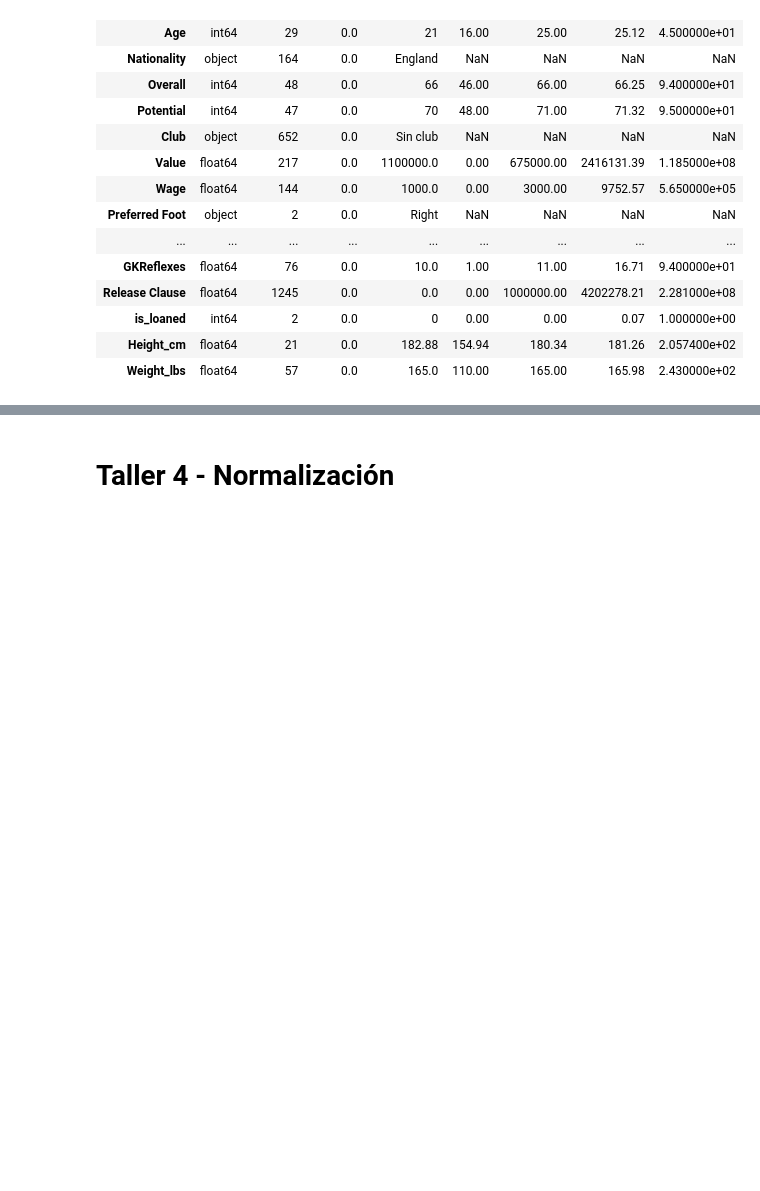
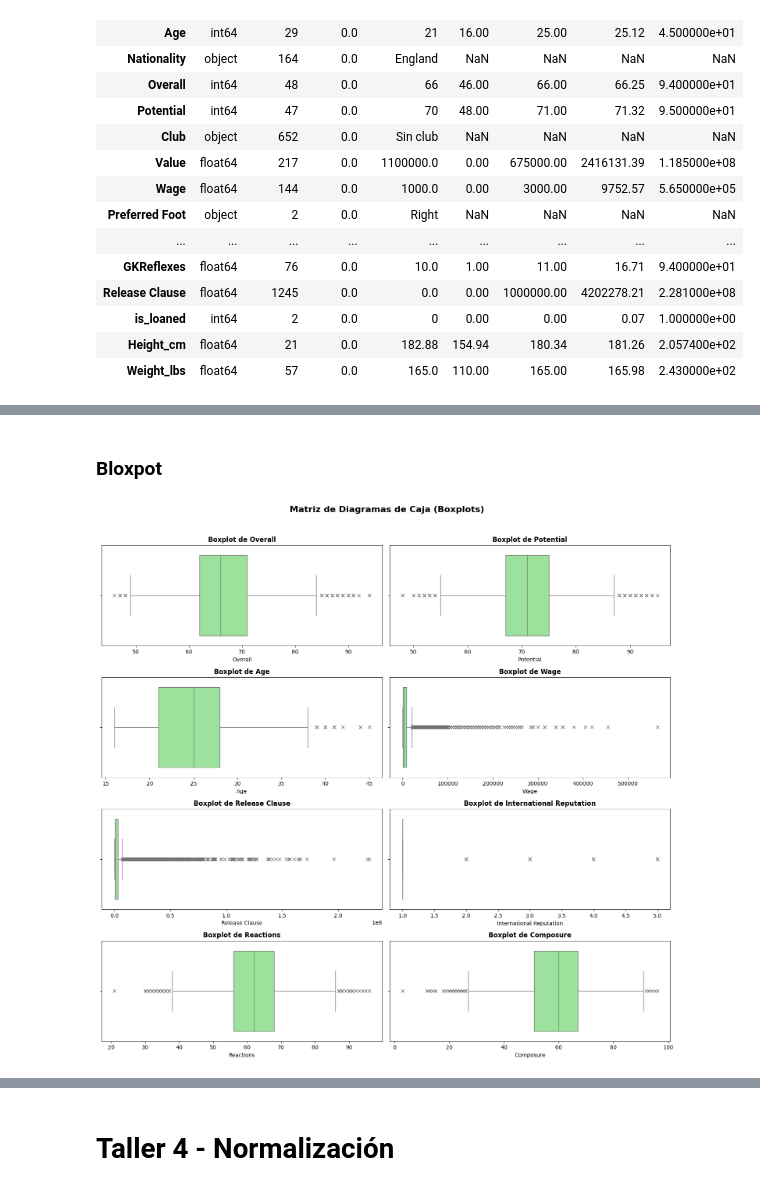
Before and after one commit to Racsok/mineria, a Jupyter notebook: analisis_datasets/analisis_dataset_FIFA.ipynb, the cells around one changed output, grey strips where cells are left out. Cells and saved outputs as stored; diff of their text form; code cells hidden in the pictures; blank space fills up the shorter version.

```diff
--- a/analisis_datasets/analisis_dataset_FIFA.ipynb
+++ b/analisis_datasets/analisis_dataset_FIFA.ipynb
@@ -1162,0 +1406,40 @@ perfilar(df)
+# %% [markdown]
+### Bloxpot
+# %%
+import math
+import matplotlib.pyplot as plt
+import seaborn as sns
+# 2. Configuramos la cuadrícula (fijamos 2 columnas)
+n_cols = 2
+n_rows = math.ceil(len(columnas_importantes_value) / n_cols)
+
+fig, axes = plt.subplots(nrows=n_rows, ncols=n_cols, figsize=(15, n_rows * 3.5))
+fig.suptitle('Matriz de Diagramas de Caja (Boxplots)', fontsize=16, fontweight='bold', y=1.02)
+
+# Aplanamos el arreglo de ejes para poder iterar en una sola dimensión
+axes = axes.flatten()
+
+# 3. Iteramos sobre las columnas para graficar cada boxplot
+for i, col in enumerate(columnas_importantes_value):
+    # Graficamos el boxplot usando Seaborn en el subeje correspondiente
+    sns.boxplot(
+        data=df,
+        x=col,  # Usa y=col si prefieres que los boxplots sean verticales
+        ax=axes[i],
+        color='lightgreen',  # Color de relleno de las cajas
+        flierprops={"marker": "x", "markerfacecolor": "red"}  # Personaliza los valores atípicos (outliers)
+    )
+
+    # Personalización de cada gráfico individual
+    axes[i].set_title(f"Boxplot de {col}", fontsize=12, fontweight='bold')
+    axes[i].set_xlabel(col)
+    axes[i].set_ylabel("")  # Quitamos la etiqueta vertical ya que es un gráfico univariado
+
+# 4. Ocultamos los subejes sobrantes (si el número de variables es impar)
+for j in range(i + 1, len(axes)):
+    fig.delaxes(axes[j])
+
+plt.tight_layout()
+plt.show()
+# %% [output]
+[figure, added]
```
Also changed, not shown: parts of 32 cells of this notebook.
